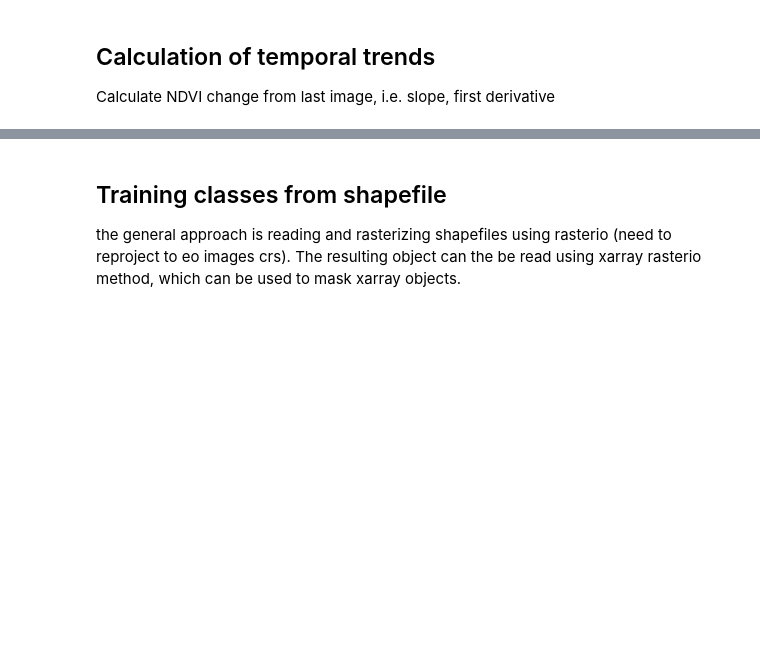
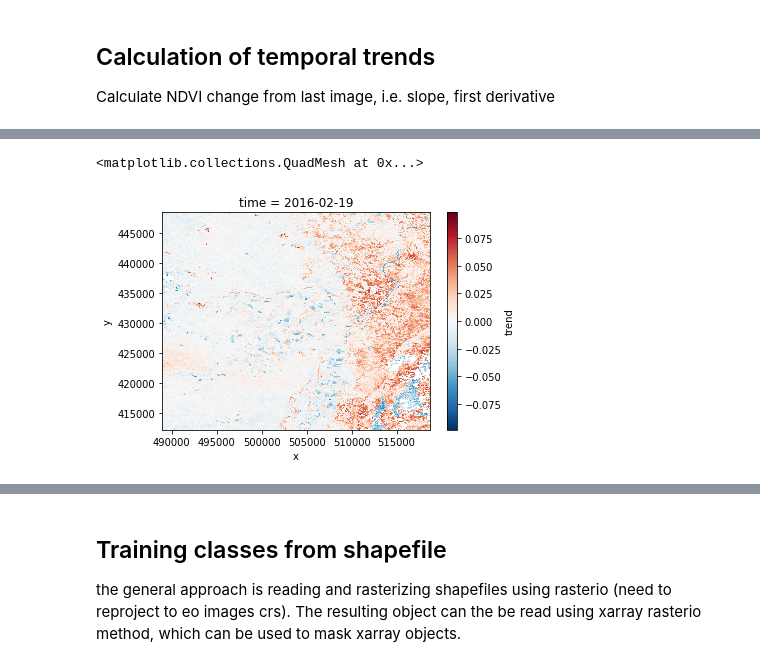
Before and after one commit to alexsalr/ciat_monitor_crops, a Jupyter notebook: Load&Analysis_test.ipynb, the cells around one changed output, grey strips where cells are left out. Saved outputs shown, nothing was run; the diff lists cells and outputs as text; code cells hidden in the pictures; blank space fills up the shorter version.

```diff
--- a/Load&Analysis_test.ipynb
+++ b/Load&Analysis_test.ipynb
@@ -57,3 +92,6 @@ last_wt = s2_xds.isel(time=-1).assign(NDVI_trend=(['y','x'],trends))
 # %%
-# Plot the trend from the joined xarray dataset
-last_wt.NDVI_trend.plot()
+# Plot the NDVI trend
+NDVI_trend.plot()
+# %% [output]
+<matplotlib.collections.QuadMesh at 0x...>
+[figure, added]
```
Also changed, not shown: parts of 32 cells of this notebook, 2 other files.
